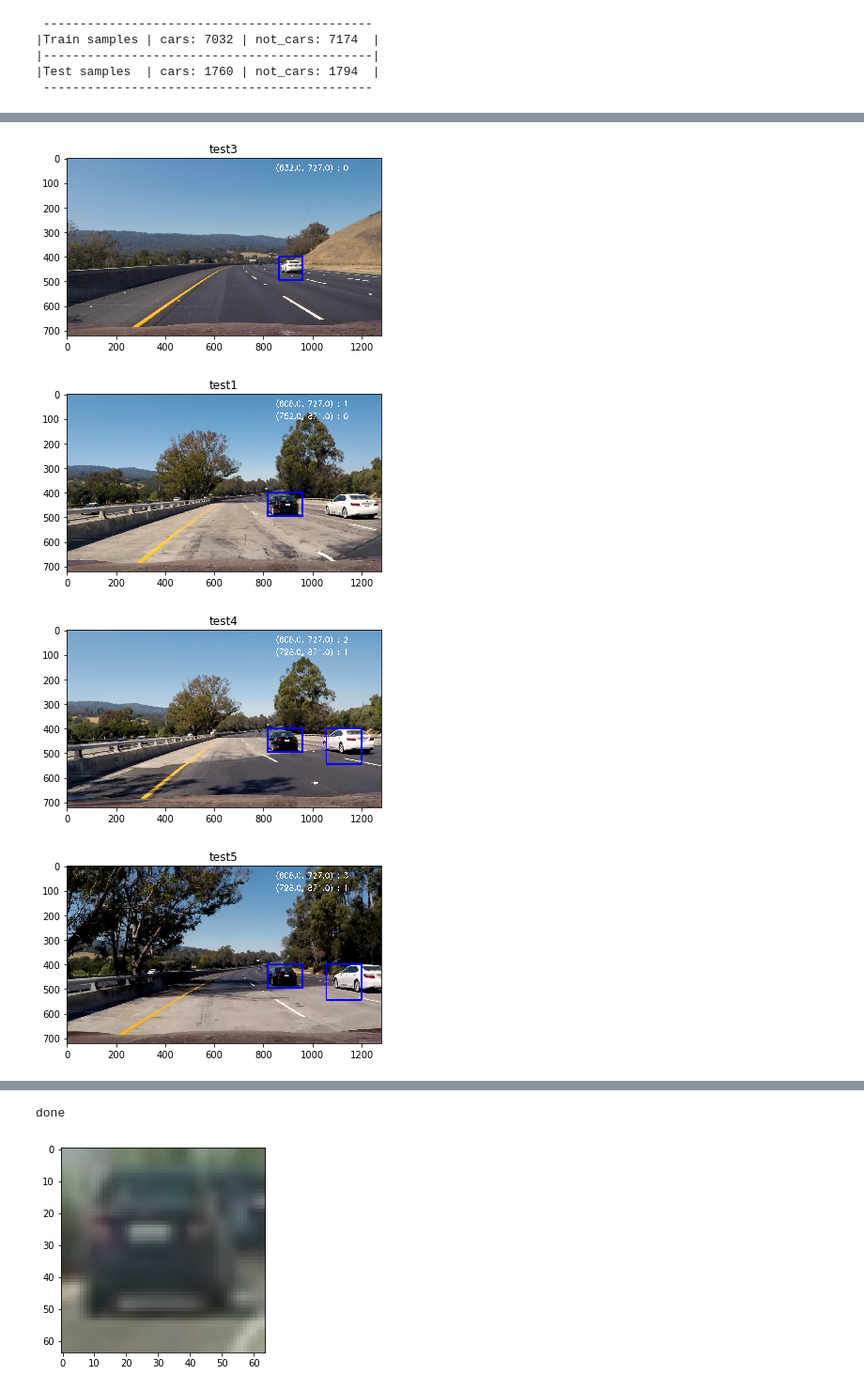
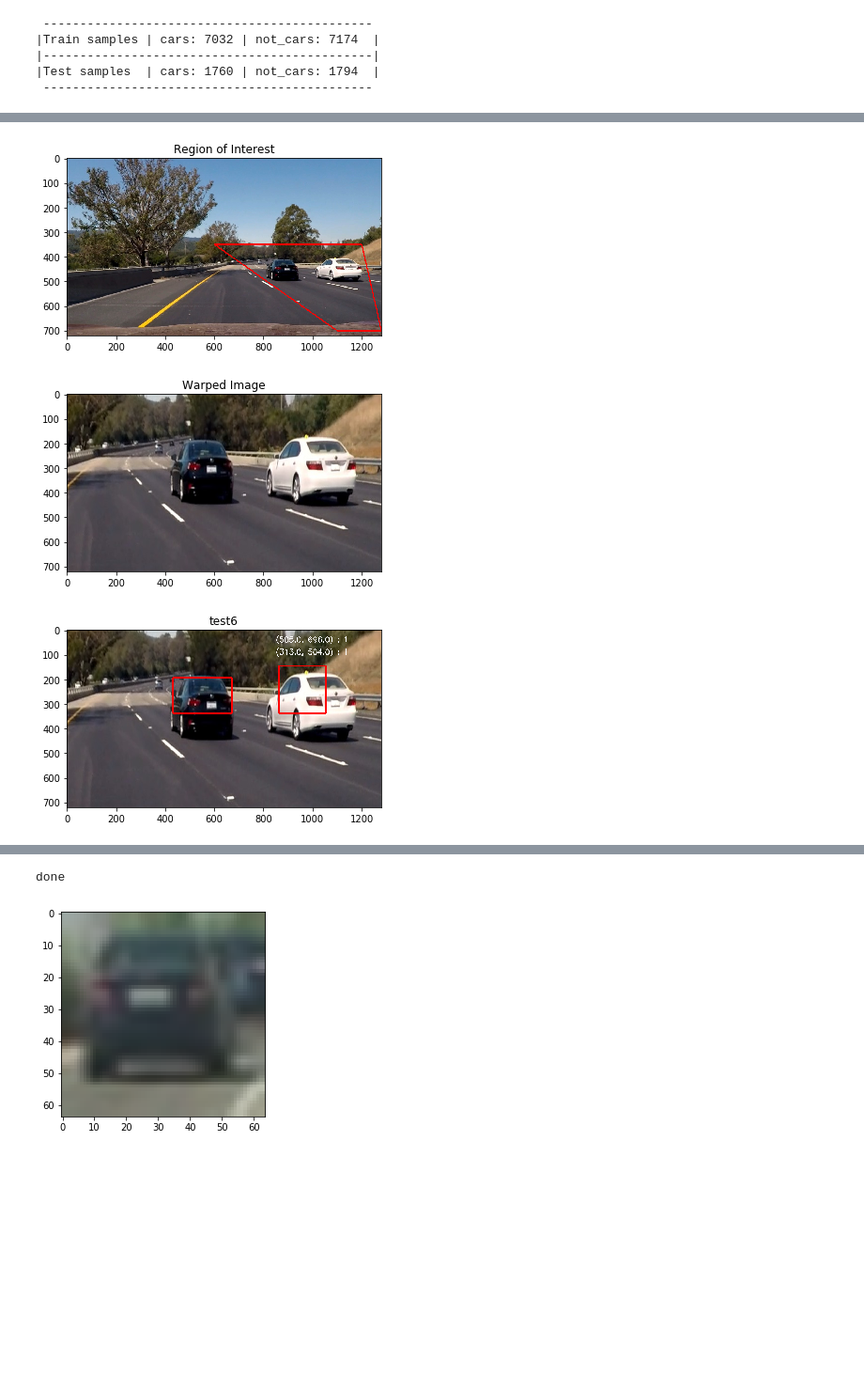
Before and after one commit to adreena/Vehicle_Detection, a Jupyter notebook: vehicle_detection.ipynb, the cells around one changed output, grey strips where cells are left out. Shown: that part at 94% size. Saved outputs shown, nothing was run; the diff lists cells and outputs as text; code cells hidden in the pictures; blank space fills up the shorter version.

```diff
--- a/vehicle_detection.ipynb
+++ b/vehicle_detection.ipynb
@@ -366,7 +365,9 @@ print('Feature vector length:', len(X_train[0]))
 # Check the training time for the SVC
 t=time.time()
 parameters = {'kernel':('linear', 'rbf'), 'C':[1, 10]}
-svc = LinearSVC()
+# svm = LinearSVC()
+# svc = CalibratedClassifierCV(svm)
+svc= svm.SVC(kernel='linear',probability=True)
 # svc = GridSearchCV(svc, parameters,n_jobs=5, pre_dispatch=4)
 # param_grid = { 'C':[1.0,10.0] }
 # svc = GridSearchCV(svc,parameters, n_jobs=5, pre_dispatch=4)
@@ -639,23 +675,57 @@ def pipeline(image):
     return draw_img
 #     plt.imshow(out_img2)
 #     plt.show()
+# %%
+# region of interest
+def display_region(original_img , src_vertices):
+    img_copy = np.copy(original_img)
+    pts = np.array(src_vertices, np.int32)
+    pts = pts.reshape((-1,1,2))
+    cv2.polylines(img_copy,[pts],True,(255,0,0), thickness=3)
+    return img_copy
+
+def get_perspective_transformation(img, src_vertices, dst_vertices):
+    src =np.float32(src_vertices)
+    dst=np.float32(dst_vertices)
+    M = cv2.getPerspectiveTransform(src,dst)
+    warped_image = cv2.warpPerspective(img, M, (img.shape[1],img.shape[0]))
+    return warped_image, M
 # %%
-vehicles = []
-o1= pipeline(mpimg.imread('test_images/test3.jpg'))
-image_display(o1,'test3')
-o1=pipeline(mpimg.imread('test_images/test1.jpg'))
-image_display(o1, 'test1')
-# o1=pipeline(mpimg.imread('test_images/test2.jpg'))
-# image_display(o1,'test2')
-o1=pipeline(mpimg.imread('test_images/test4.jpg'))
-image_display(o1,'test4')
-o1=pipeline(mpimg.imread('test_images/test5.jpg'))
-image_display(o1,'test5')
-o1=pipeline(mpimg.imread('test_images/test6.jpg'))
+# vehicles = []
+# o1= pipeline(mpimg.imread('test_images/test3.jpg'))
+# image_display(o1,'test3')
+# print('....................................')
+# o1=pipeline(mpimg.imread('test_images/test1.jpg'))
+# image_display(o1, 'test1')
+# print('....................................')
+# # o1=pipeline(mpimg.imread('test_images/test2.jpg'))
+# # image_display(o1,'test2')
+# o1=pipeline(mpimg.imread('test_images/test4.jpg'))
+# image_display(o1,'test4')
+# print('....................................')
+# o1=pipeline(mpimg.imread('test_images/test5.jpg'))
+# image_display(o1,'test5')
+# print('....................................')
+# o1=pipeline(mpimg.imread('test_images/test6.jpg'))
+# image_display(o1,'test6')
+# print('done')
+
+
+test_img = mpimg.imread('test_images/test6.jpg')
+
+img_size = [test_img.shape[0],test_img.shape[1]]
+src_vertices =[[600,350],[1200,350],[test_img.shape[1],700],[1100,700]]
+offset = 100
+# dst_vertices = [[200,100],[img_size[1]-1,100],[img_size[1]-1,img_size[0]-1],[offset,img_size[0]-1]]
+dst_vertices = [[0, 0],[1200, 0],[img_size[1] - 1, 1000 - 1],[950, 1000 - 1]]
+img_region = display_region(test_img,src_vertices)
+warped_img, M = get_perspective_transformation(test_img,src_vertices,dst_vertices)
+image_display(img_region,'Region of Interest')
+image_display(warped_img,'Warped Image')
+o1=pipeline(warped_img)
 image_display(o1,'test6')
 print('done')
 # %% [output]
-[figure, old version]
+[figure, new version]
-[figure, old version]
+[figure, new version]
-[figure, old version]
+[figure, new version]
-[figure, removed]
```
Also changed, not shown: parts of 8 cells of this notebook, 1 other file.
